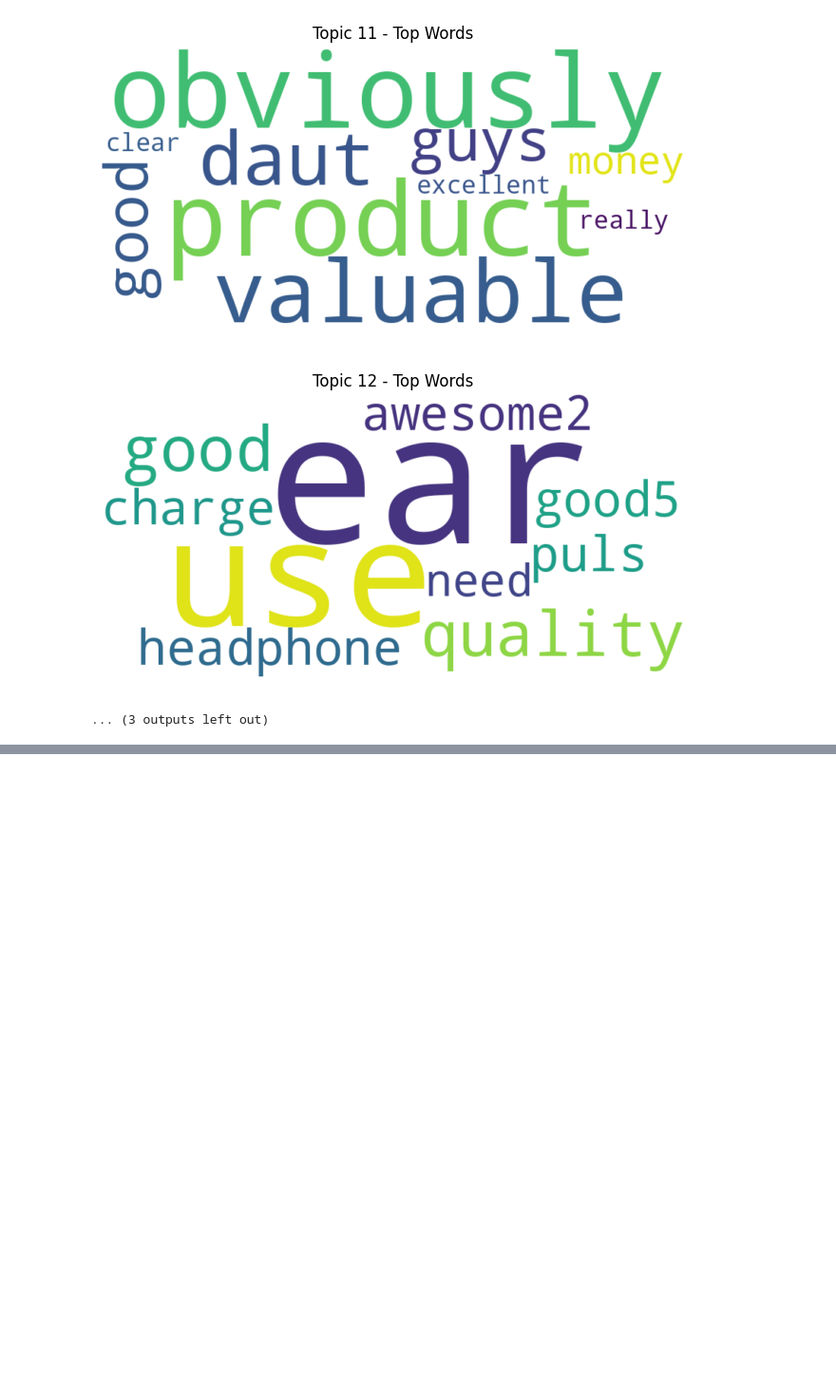
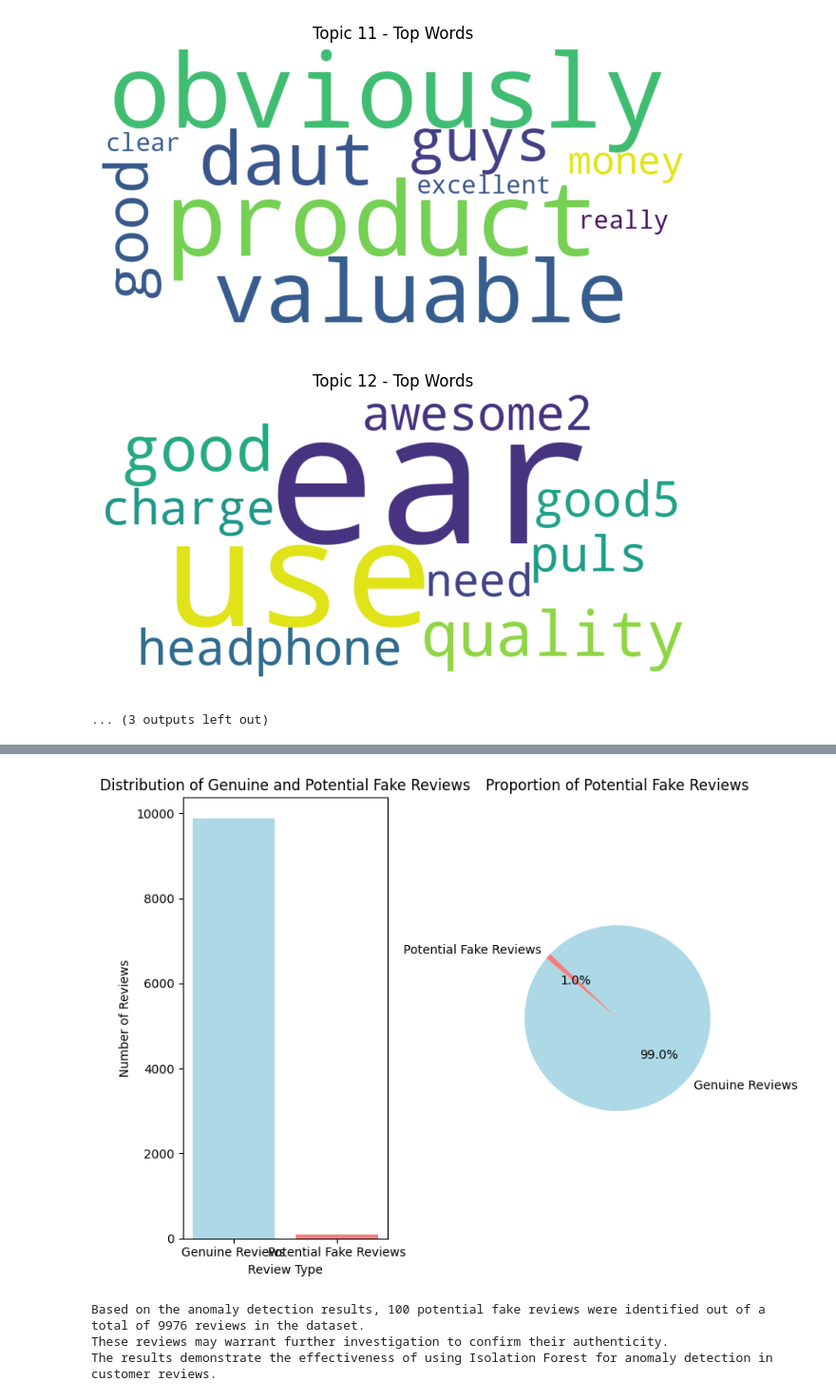
Before and after one commit to hr22383/TheReviewHub, a Jupyter notebook: FlipKartReview_NLP.ipynb, the cells around one changed output, grey strips where cells are left out. Shown at 95% size. Cells and saved outputs as stored; diff of their text form; code cells hidden in the pictures; blank space fills up the shorter version.

```diff
--- a/FlipKartReview_NLP.ipynb
+++ b/FlipKartReview_NLP.ipynb
@@ -424,0 +472,71 @@ plt.show()
+# %%
+import numpy as np
+import pandas as pd
+from sklearn.ensemble import IsolationForest
+from sklearn.model_selection import GridSearchCV
+from gensim.models import Word2Vec
+import matplotlib.pyplot as plt
+
+# Load and preprocess the dataset
+data = pd.read_csv("/content/drive/MyDrive/NLPFinal/flipkart_data.csv")
+data['review'] = data['review'].str.lower()
+
+# Train Word2Vec model
+sentences = [text.split() for text in data['review']]
+w2v_model = Word2Vec(sentences, vector_size=100, window=5, min_count=1, sg=0)
+
+# Generate word embeddings for each review
+review_embeddings = []
+for text in data['review']:
+    words = text.split()
+    embeddings = [w2v_model.wv[word] for word in words if word in w2v_model.wv]
+    if embeddings:
+        review_embedding = np.mean(embeddings, axis=0)
+        review_embeddings.append(review_embedding)
+    else:
+        review_embeddings.append(np.zeros(100))  # Default embedding for missing words
+
+# Convert the list of embeddings into a numpy array
+X = np.array(review_embeddings)
+
+# Hyperparameter tuning using GridSearchCV
+param_grid = {'contamination': [0.01, 0.05, 0.1, 0.15, 0.2]}
+isolation_forest = IsolationForest(random_state=0)
+grid_search = GridSearchCV(isolation_forest, param_grid, scoring='neg_mean_squared_error')
+grid_search.fit(X)
+best_contamination = grid_search.best_params_['contamination']
+
+# Train Isolation Forest with the best contamination value
+isolation_forest = IsolationForest(contamination=best_contamination, random_state=0)
+isolation_forest.fit(X)
+
+# Predict anomalies
+anomalies = isolation_forest.predict(X)
+potential_fake_indices = np.where(anomalies == -1)[0]
+
+num_potential_fake_reviews = len(potential_fake_indices)
+
+# Visualize results using Matplotlib
+labels = ['Genuine Reviews', 'Potential Fake Reviews']
+sizes = [len(data) - num_potential_fake_reviews, num_potential_fake_reviews]
+colors = ['lightblue', 'lightcoral']
+
+plt.figure(figsize=(8, 6))
+plt.subplot(1, 2, 1)
+plt.bar(labels, sizes, color=colors)
+plt.xlabel('Review Type')
+plt.ylabel('Number of Reviews')
+plt.title('Distribution of Genuine and Potential Fake Reviews')
+
+plt.subplot(1, 2, 2)
+plt.pie(sizes, labels=labels, colors=colors, autopct='%1.1f%%', startangle=140)
+plt.axis('equal')
+plt.title('Proportion of Potential Fake Reviews')
+
+plt.tight_layout()
+plt.show()
+
+print(f"Based on the anomaly detection results, {num_potential_fake_reviews} potential fake reviews were identified out of a total of {len(data)} reviews in the dataset.")
+print("These reviews may warrant further investigation to confirm their authenticity.")
+print("The results demonstrate the effectiveness of using Isolation Forest for anomaly detection in customer reviews.")
+# %% [output]
@@ -424,0 +560,4 @@ plt.show()
+[figure, added]
+Based on the anomaly detection results, 100 potential fake reviews were identified out of a total of 9976 reviews in the dataset.
+These reviews may warrant further investigation to confirm their authenticity.
+The results demonstrate the effectiveness of using Isolation Forest for anomaly detection in customer reviews.
```
Also changed, not shown: parts of 8 cells of this notebook.
